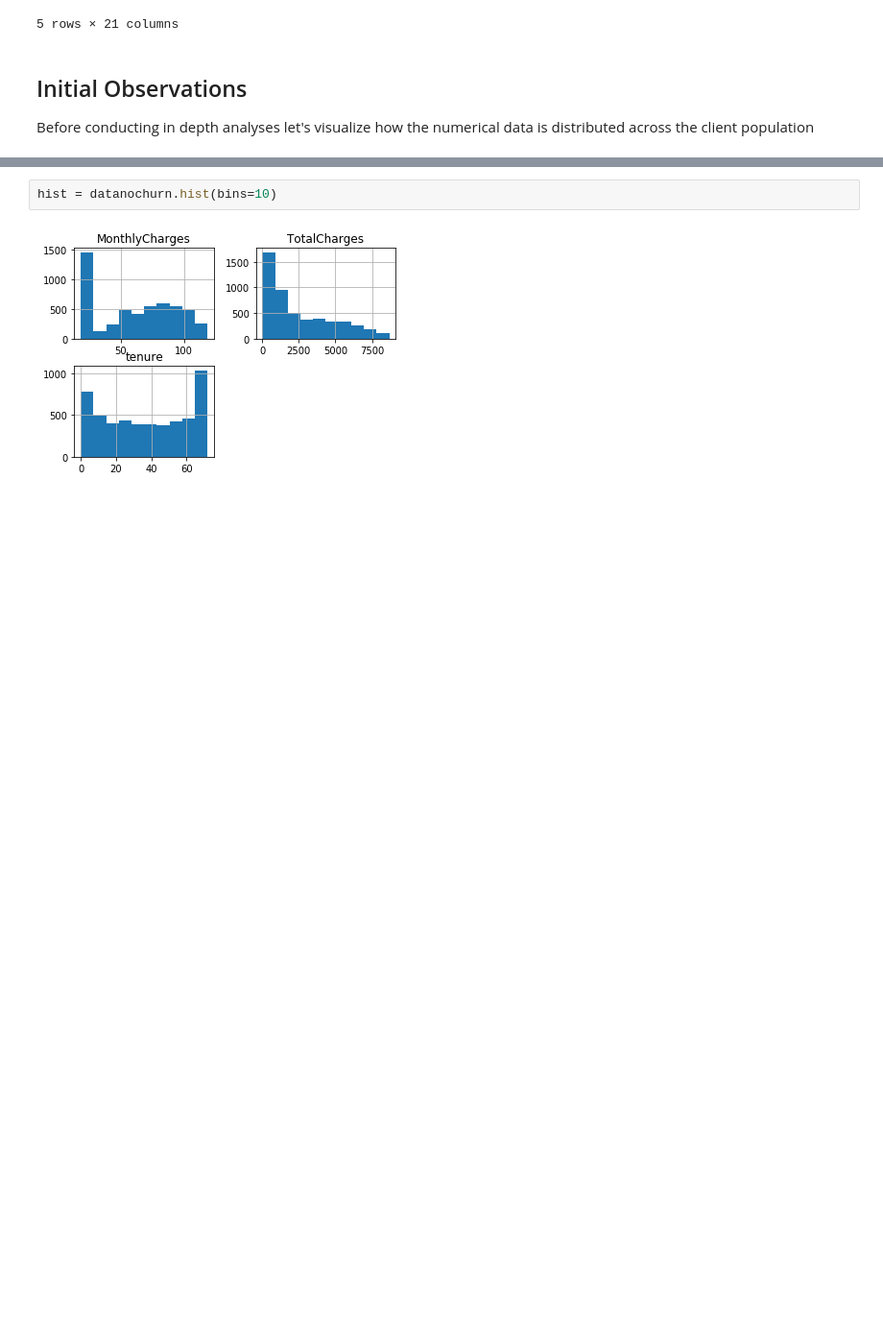
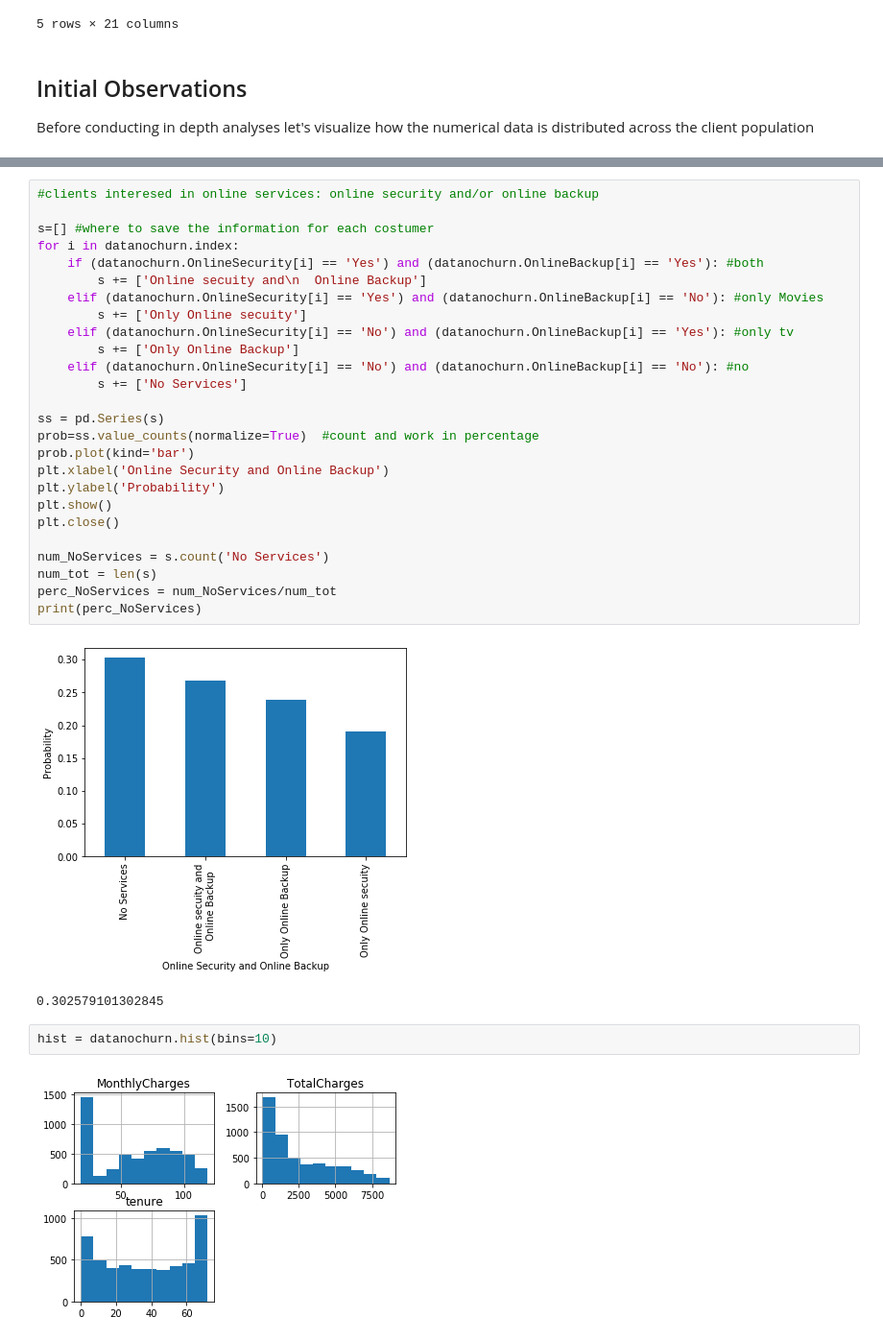
Before and after one commit to Mgallese97/Data-Science-in-Practice, a Jupyter notebook: Probelm Set 1/Assignment 1 EDA .ipynb, the cells around one changed output, grey strips where cells are left out. Shown at 96% size. Cells and saved outputs as stored; diff of their text form; blank space fills up the shorter version.

```diff
--- a/Probelm Set 1/Assignment 1 EDA .ipynb
+++ b/Probelm Set 1/Assignment 1 EDA .ipynb
@@ -147,3 +264,32 @@ Before conducting in depth analyses let's visualize how the numerical data is di
+# %%
+#clients interesed in online services: online security and/or online backup
+
+s=[] #where to save the information for each costumer
+for i in datanochurn.index:
+    if (datanochurn.OnlineSecurity[i] == 'Yes') and (datanochurn.OnlineBackup[i] == 'Yes'): #both
+        s += ['Online secuity and\n  Online Backup']
+    elif (datanochurn.OnlineSecurity[i] == 'Yes') and (datanochurn.OnlineBackup[i] == 'No'): #only Movies
+        s += ['Only Online secuity']
+    elif (datanochurn.OnlineSecurity[i] == 'No') and (datanochurn.OnlineBackup[i] == 'Yes'): #only tv
+        s += ['Only Online Backup']
+    elif (datanochurn.OnlineSecurity[i] == 'No') and (datanochurn.OnlineBackup[i] == 'No'): #no
+        s += ['No Services']
+
+ss = pd.Series(s)
+prob=ss.value_counts(normalize=True)  #count and work in percentage
+prob.plot(kind='bar')
+plt.xlabel('Online Security and Online Backup')
+plt.ylabel('Probability')
+plt.show()
+plt.close()
+
+num_NoServices = s.count('No Services')
+num_tot = len(s)
+perc_NoServices = num_NoServices/num_tot
+print(perc_NoServices)
+# %% [output]
+[figure, added]
+0.302579101302845
 # %%
 hist = datanochurn.hist(bins=10)
 # %% [output]
```
Also changed, not shown: parts of 12 cells of this notebook.
